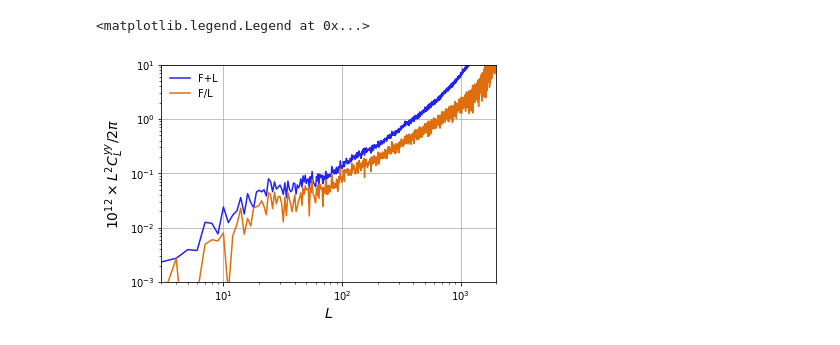
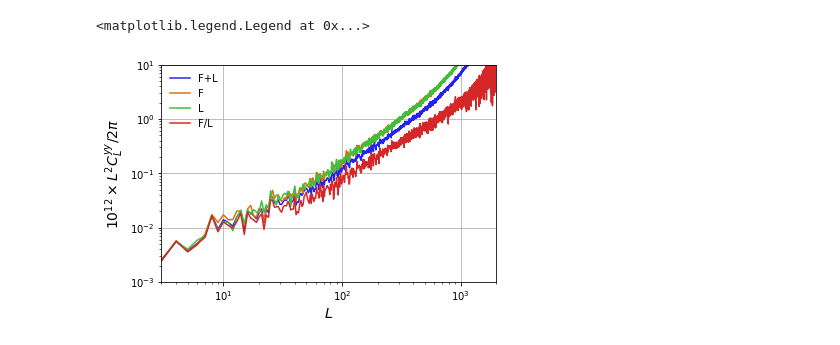
Before and after one commit to toshiyan/planck-tauxy, a Jupyter notebook: check_xcor.ipynb, the cells around one changed output. Drawn from its saved outputs; the diff is of its cells as text; code cells hidden in the pictures.

```diff
--- a/check_xcor.ipynb
+++ b/check_xcor.ipynb
@@ -7,16 +7,22 @@ import plottools as pl
 # %%
-ytype = 'nilc'
-p = prjlib.init_analysis(fltr='none')
-qtau, qlen, qtbh, qlbh = prjlib.init_quad(p.ids,p.stag,rlmin=100,rlmax=2048)
-cy = prjlib.init_compy(p.ids,masktype=0,ytype=ytype)
-fxtau, fxtbh = prjlib.init_cross(qtau,qtbh,cy,p.ids,p.stag)
+fxtau, fxtbh, fxtBH = {}, {}, {}
+for fltr in ['none','cinv']:
+    for ascale in [1.0,0.0]:
+        p = prjlib.init_analysis(fltr=fltr,wtype='Lmask',tausig=True)
+        qtau, qlen, qsrc, qtbh, qtBH = tools_qrec.init_quad(p.ids,p.stag,rlmin=100,rlmax=2048)
+        cy = tools_y.init_compy(p.ids,masktype=0,ytype='milca',ascale=ascale)
+        fxtau[fltr,str(ascale)] = tools_y.init_cross(qtau,cy,p.ids,p.stag)
+        fxtbh[fltr,str(ascale)] = tools_y.init_cross(qtbh,cy,p.ids,'bh_'+p.stag)
+        fxtBH[fltr,str(ascale)] = tools_y.init_cross(qtBH,cy,p.ids,'BH_'+p.stag)
 # %%
-b, y0, y1, y2, xl = np.loadtxt(cy.fclyy,unpack=True,usecols=(0,1,2,3,4))
-s = b**2/2/np.pi*1e12
+l, y0, y1, y2, xl = np.loadtxt(cy.fclyy,unpack=True,usecols=(0,1,2,3,4))
 pl.plot_1dstyle(xmin=3,xmax=2000,ymin=1e-3,ymax=10,xlog=True,ylog=True,grid=True,ylab=r'$10^{12}\times L^2C^{yy}_L/2\pi$')
-plot(b,s*y0,label='F+L')
-plot(b,s*xl,label='F/L')
+S = l**2/2/np.pi*1e12
+plot(l,S*y0,label='F+L')
+plot(l,S*y1,label='F')
+plot(l,S*y2,label='L')
+plot(l,S*xl,label='F/L')
 legend()
 # %% [output]
 <matplotlib.legend.Legend at 0x...>
-[figure, old version]
+[figure, new version]
```
Also changed, not shown: parts of 12 cells of this notebook, 9 other files.
